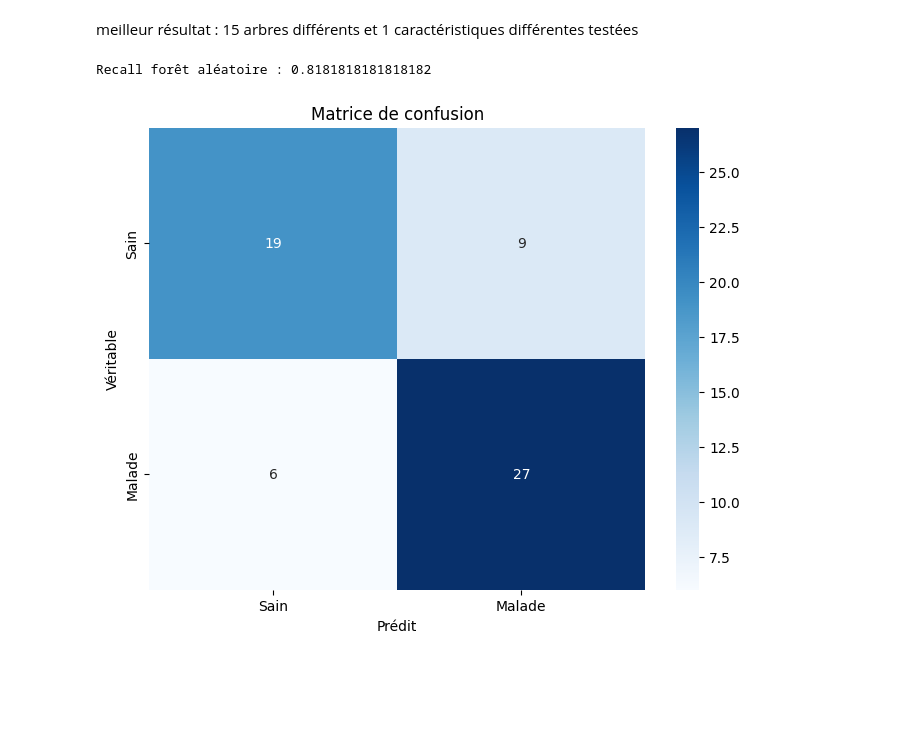
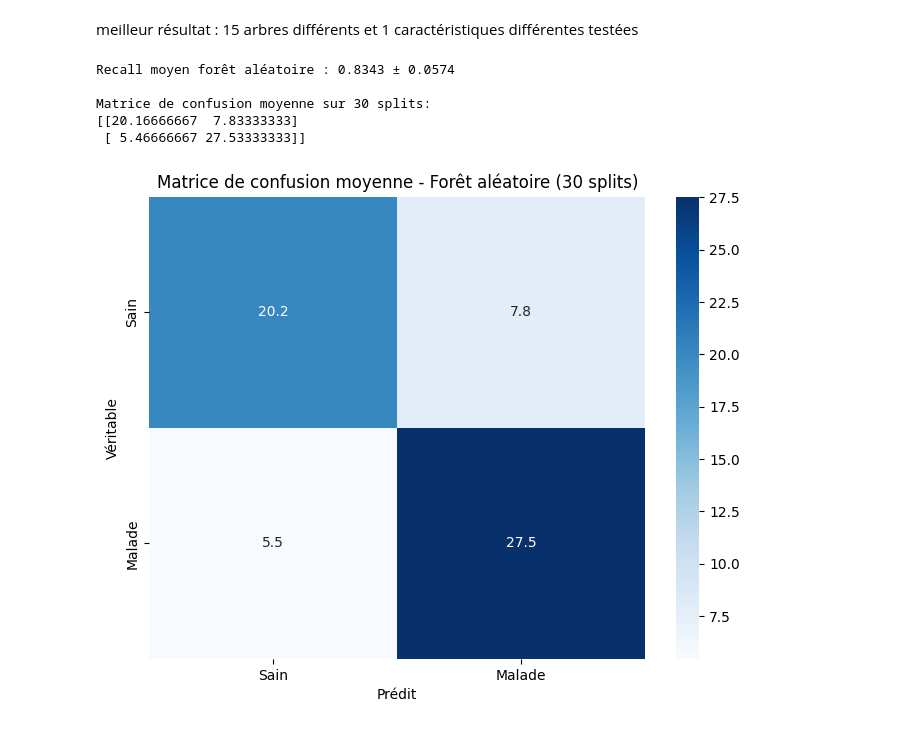
Before and after one commit to prichert17/Apprentissage_automatique_arbre_decision, a Jupyter notebook: main.ipynb, the cells around one changed output. Saved outputs shown, nothing was run; the diff lists cells and outputs as text; code cells hidden in the pictures; blank space fills up the shorter version.

```diff
--- a/main.ipynb
+++ b/main.ipynb
@@ -526,23 +553,46 @@ plt.show()
 meilleur résultat : 15 arbres différents et 1 caractéristiques différentes testées
 # %%
 #meilleur modèle avec nombre arbres = 15 et max features = 1
-clf_rf = RandomForestClassifier(n_estimators=15, random_state=10, max_features=1)
-X_train_val, X_test, y_train_val, y_test = train_test_split(X, y_encoded, test_size=0.2, stratify=y_encoded, random_state=10)
-X_train, X_val, y_train, y_val = train_test_split(X_train_val, y_train_val, test_size=0.25, stratify=y_train_val, random_state=10)
+# Calcul de la matrice de confusion moyenne sur 30 splits
 
-clf_rf.fit(X_train.iloc[:, :13], y_train)
-y_pred_rf = clf_rf.predict(X_val.iloc[:, :13])
+confusion_sum_rf = np.zeros((2, 2))
+recall_list_rf = []
 
-print("Recall forêt aléatoire :", recall_score(y_val, y_pred_rf))
-#Matrice de confusion pour la forêt aléatoire
-confusion = confusion_matrix(y_val, y_pred_rf)
+for i in range(1, 31):
+    X_train_val, X_test, y_train_val, y_test = train_test_split(X, y_encoded, test_size=0.2, stratify=y_encoded, random_state=i)
+    X_train, X_val, y_train, y_val = train_test_split(X_train_val, y_train_val, test_size=0.25, stratify=y_train_val, random_state=i)
+
+    clf_rf = RandomForestClassifier(n_estimators=15, random_state=10, max_features=1)
+    clf_rf.fit(X_train.iloc[:, :13], y_train)
+    y_pred_rf = clf_rf.predict(X_val.iloc[:, :13])
+
+    recall = recall_score(y_val, y_pred_rf)
+    recall_list_rf.append(recall)
+
+    confusion = confusion_matrix(y_val, y_pred_rf)
+    confusion_sum_rf += confusion
+
+# Calcul de la moyenne
+confusion_moyenne_rf = confusion_sum_rf / 30
+recall_moyen_rf = np.mean(recall_list_rf)
+recall_std_rf = np.std(recall_list_rf)
+
+print(f"Recall moyen forêt aléatoire : {recall_moyen_rf:.4f} ± {recall_std_rf:.4f}")
+print(f"\nMatrice de confusion moyenne sur 30 splits:")
+print(confusion_moyenne_rf)
+
+# Affichage de la matrice de confusion moyenne
 plt.figure(figsize=(8, 6))
-sns.heatmap(confusion, annot=True, fmt='d', cmap='Blues', xticklabels=['Sain', 'Malade'], yticklabels=['Sain', 'Malade'])
-plt.title('Matrice de confusion')
+sns.heatmap(confusion_moyenne_rf, annot=True, fmt='.1f', cmap='Blues', xticklabels=['Sain', 'Malade'], yticklabels=['Sain', 'Malade'])
+plt.title('Matrice de confusion moyenne - Forêt aléatoire (30 splits)')
 plt.xlabel('Prédit')
 plt.ylabel('Véritable')
 plt.show()
 # %% [output]
-Recall forêt aléatoire : 0.8181818181818182
+Recall moyen forêt aléatoire : 0.8343 ± 0.0574
+
+Matrice de confusion moyenne sur 30 splits:
+[[20.16666667  7.83333333]
+ [ 5.46666667 27.53333333]]
-[figure, old version]
+[figure, new version]
 # %%
```
Also changed, not shown: parts of 9 cells of this notebook.
